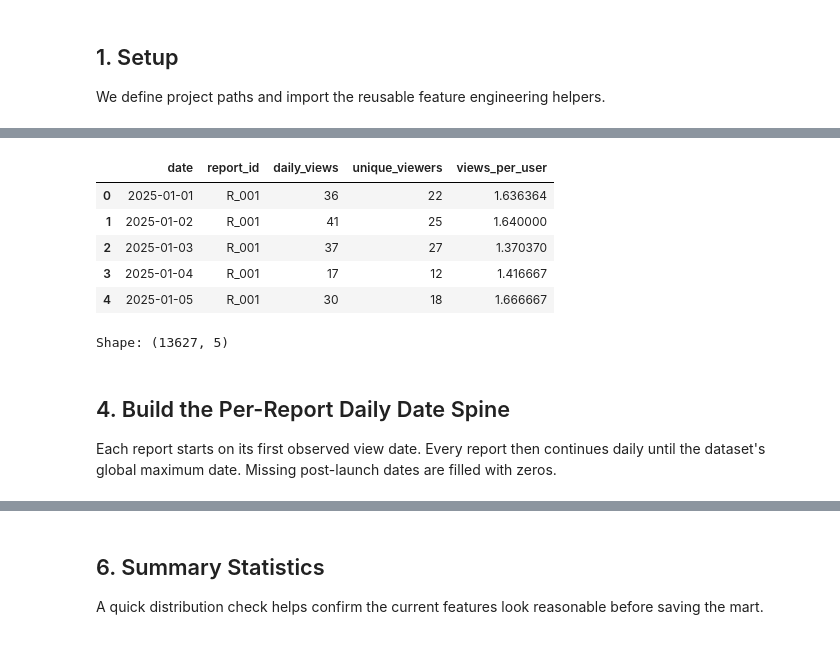
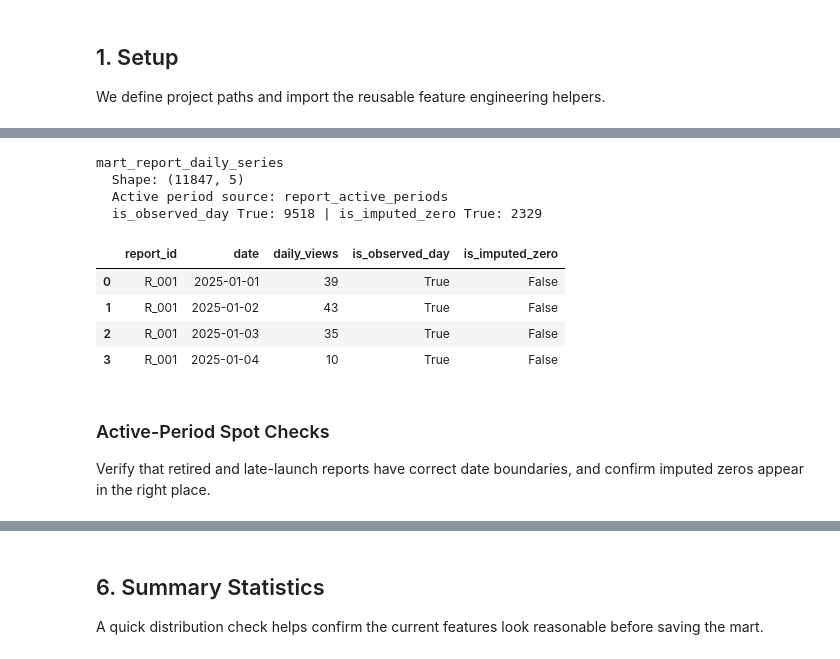
Before and after one commit to MasegoM94/report-usage-forecasting, a Jupyter notebook: notebooks/04_feature_engineering.ipynb, the cells around one changed output, grey strips where cells are left out. Drawn from its saved outputs; the diff is of its cells as text; code cells hidden in the pictures.

```diff
--- a/notebooks/04_feature_engineering.ipynb
+++ b/notebooks/04_feature_engineering.ipynb
@@ -48,9 +54,18 @@ The processed report view fact table already created in the repo.
 # %%
 if not FACT_REPORT_VIEWS_PATH.exists():
     raise FileNotFoundError(f"Expected input file was not found: {FACT_REPORT_VIEWS_PATH}")
+if not DIM_REPORT_PATH.exists():
+    raise FileNotFoundError(f"Expected input file was not found: {DIM_REPORT_PATH}")
 
 fact_report_views = pd.read_csv(FACT_REPORT_VIEWS_PATH)
-print(f"Loaded input from: {FACT_REPORT_VIEWS_PATH}")
+dim_report = pd.read_csv(DIM_REPORT_PATH)
+
+print(f"fact_report_views — loaded from: {FACT_REPORT_VIEWS_PATH}")
 print("Shape:", fact_report_views.shape)
-display(fact_report_views.head())
+display(fact_report_views.head(3))
+
+print(f"\ndim_report — loaded from: {DIM_REPORT_PATH}")
+print("Shape:", dim_report.shape)
+print("Columns:", dim_report.columns.tolist())
+display(dim_report[["report_id", "archetype", "launch_date", "retire_date"]].head(8))
 # %% [output]
@@ -69,24 +105,33 @@ We first aggregate the event-level fact table to `date` and `report_id`, using `
 # %%
-report_daily_base = build_report_daily_adoption(
+# Step 1 — canonical spine: one row per (report, date) within each report's active period
+mart_report_daily_series = build_report_daily_series(
     fact_report_views=fact_report_views,
+    report_active_periods=dim_report,
     date_col="date_key",
     report_col="report_id",
-    user_col="user_key",
     views_col="view_count",
+    active_start_col="launch_date",
+    active_end_col="retire_date",
 )
 
-display(report_daily_base.head())
-print("Shape:", report_daily_base.shape)
+print("mart_report_daily_series")
+print("  Shape:", mart_report_daily_series.shape)
+print("  Active period source:", mart_report_daily_series.attrs["active_period_source"])
+print("  is_observed_day True:", mart_report_daily_series["is_observed_day"].sum(),
+      "| is_imputed_zero True:", mart_report_daily_series["is_imputed_zero"].sum())
+display(mart_report_daily_series.head(4))
 # %% [output]
+mart_report_daily_series
+  Shape: (11847, 5)
+  Active period source: report_active_periods
+  is_observed_day True: 9518 | is_imputed_zero True: 2329
-|  | date | report_id | daily_views | unique_viewers | views_per_user |
-| 0 | 2025-01-01 | R_001 | 36 | 22 | 1.636364 |
-| 1 | 2025-01-02 | R_001 | 41 | 25 | 1.640000 |
-| 2 | 2025-01-03 | R_001 | 37 | 27 | 1.370370 |
-| 3 | 2025-01-04 | R_001 | 17 | 12 | 1.416667 |
-| 4 | 2025-01-05 | R_001 | 30 | 18 | 1.666667 |
+|  | report_id | date | daily_views | is_observed_day | is_imputed_zero |
+| 0 | R_001 | 2025-01-01 | 39 | True | False |
+| 1 | R_001 | 2025-01-02 | 43 | True | False |
+| 2 | R_001 | 2025-01-03 | 35 | True | False |
+| 3 | R_001 | 2025-01-04 | 10 | True | False |
-Shape: (13627, 5)
 # %% [markdown]
-## 4. Build the Per-Report Daily Date Spine
+### Active-Period Spot Checks
 
-Each report starts on its first observed view date. Every report then continues daily until the dataset's global maximum date. Missing post-launch dates are filled with zeros.
+Verify that retired and late-launch reports have correct date boundaries, and confirm imputed zeros appear in the right place.
 # %%
```
Also changed, not shown: parts of 24 cells of this notebook, 4 other files.
